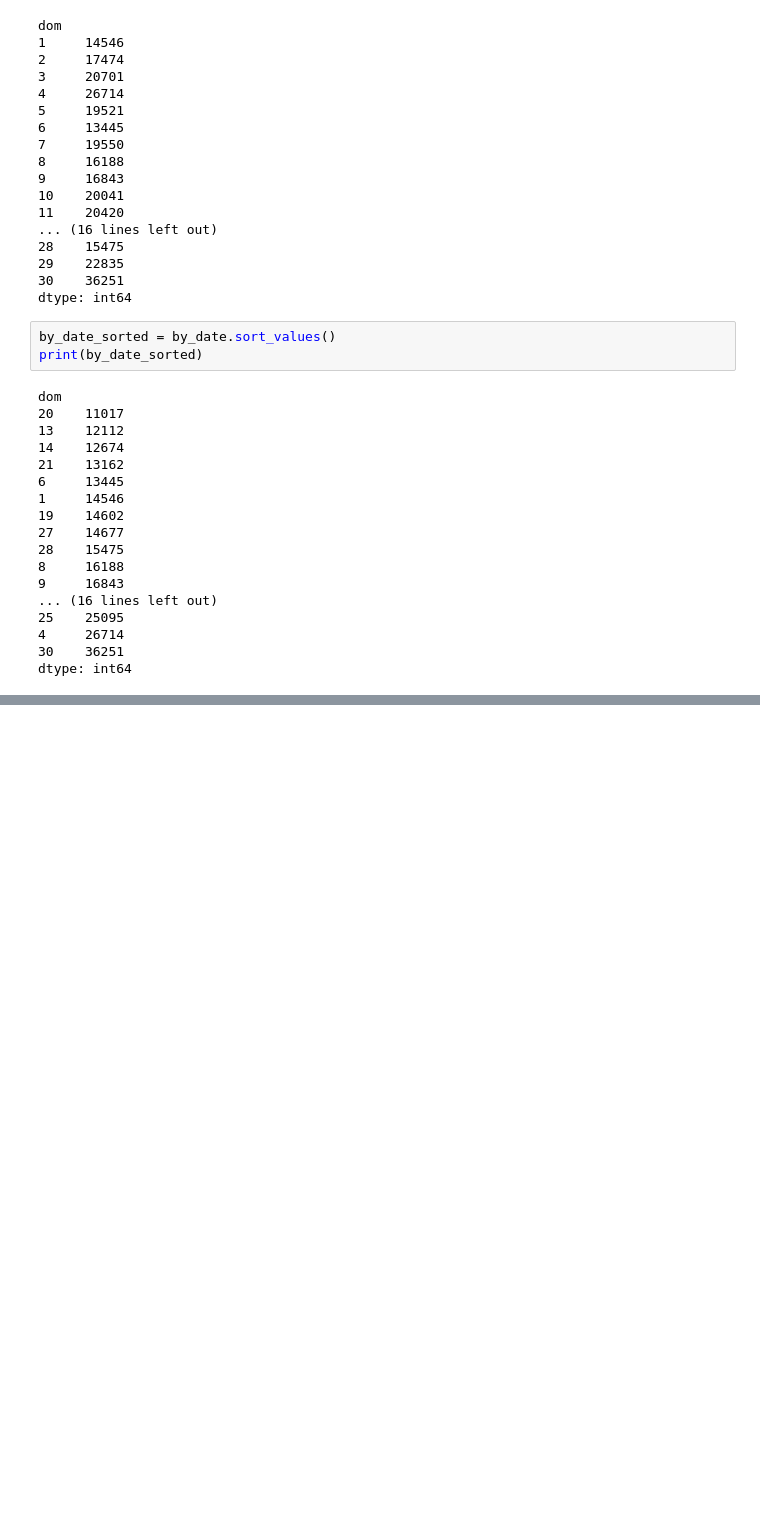
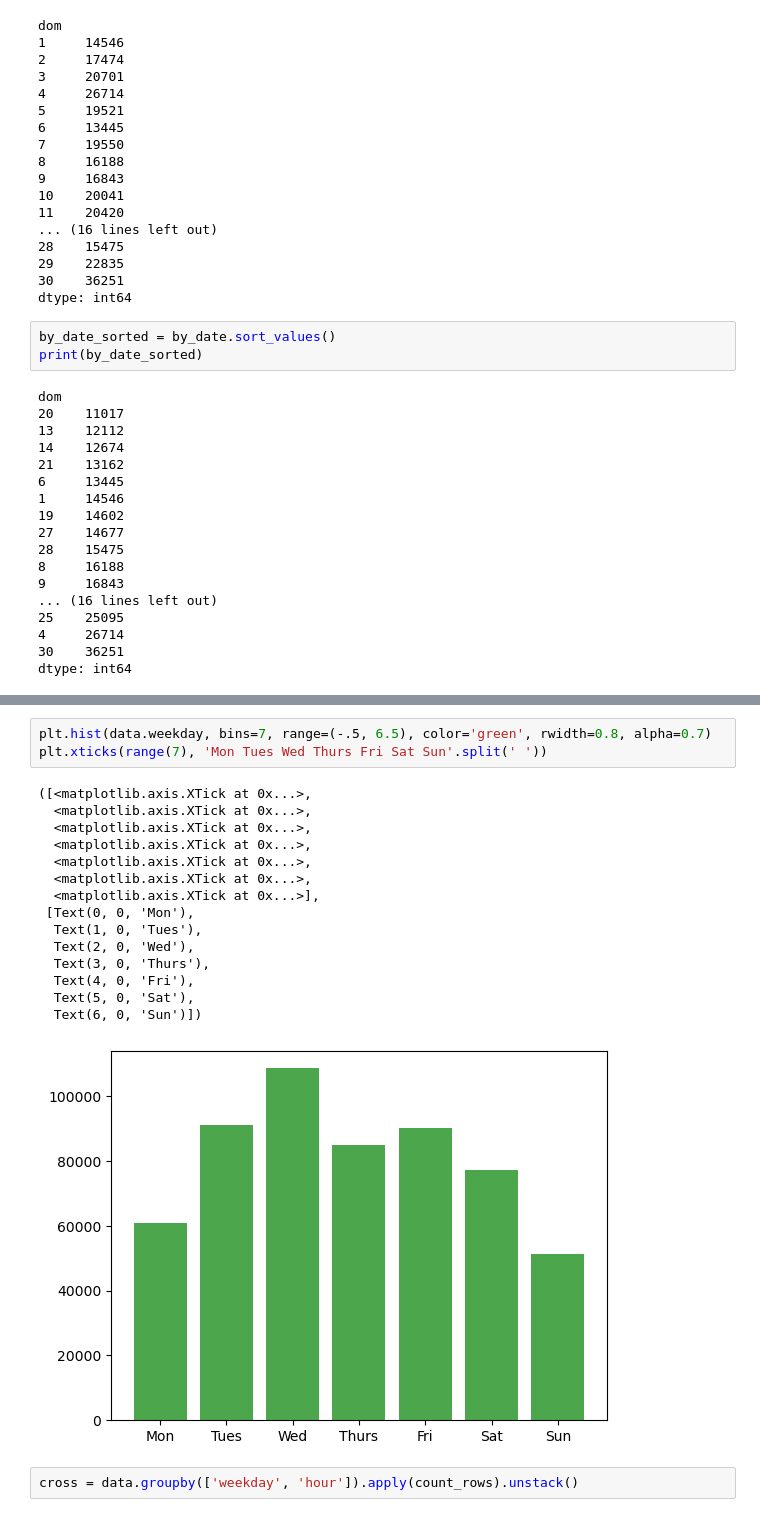
Before and after one commit to csmitty3/mle_code_alongs, a Jupyter notebook: ubertrip.ipynb, the cells around one changed output, grey strips where cells are left out. Drawn from its saved outputs; the diff is of its cells as text; blank space fills up the shorter version.

```diff
--- a/ubertrip.ipynb
+++ b/ubertrip.ipynb
@@ -158,0 +179,21 @@ dtype: int64
+# %%
+plt.hist(data.weekday, bins=7, range=(-.5, 6.5), color='green', rwidth=0.8, alpha=0.7)
+plt.xticks(range(7), 'Mon Tues Wed Thurs Fri Sat Sun'.split(' '))
+# %% [output]
+([<matplotlib.axis.XTick at 0x...>,
+  <matplotlib.axis.XTick at 0x...>,
+  <matplotlib.axis.XTick at 0x...>,
+  <matplotlib.axis.XTick at 0x...>,
+  <matplotlib.axis.XTick at 0x...>,
+  <matplotlib.axis.XTick at 0x...>,
+  <matplotlib.axis.XTick at 0x...>],
+ [Text(0, 0, 'Mon'),
+  Text(1, 0, 'Tues'),
+  Text(2, 0, 'Wed'),
+  Text(3, 0, 'Thurs'),
+  Text(4, 0, 'Fri'),
+  Text(5, 0, 'Sat'),
+  Text(6, 0, 'Sun')])
+[figure, added]
+# %%
+cross = data.groupby(['weekday', 'hour']).apply(count_rows).unstack()
```
Also changed, not shown: parts of 6 cells of this notebook.
